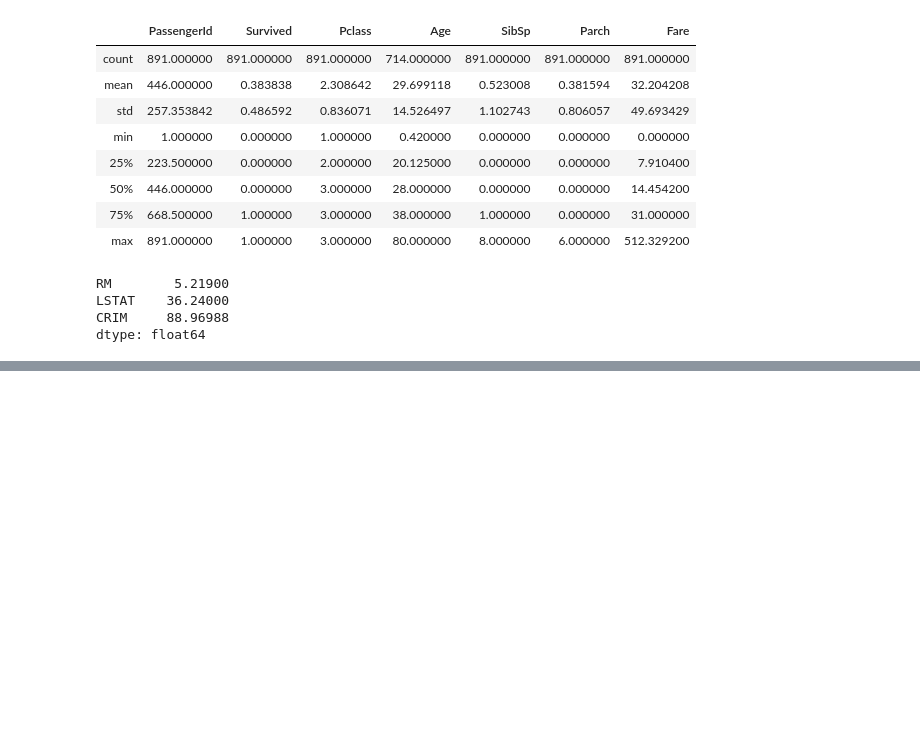
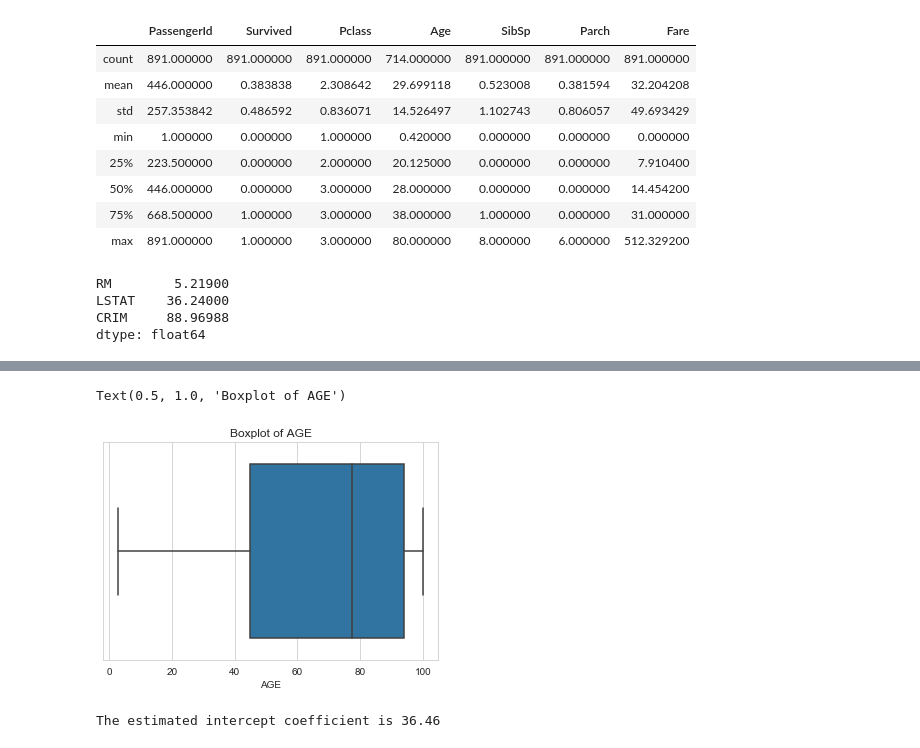
Before and after one commit to DATA602/Class, a Jupyter notebook: DATA602 Feature Engineering.ipynb, the cells around one changed output, grey strips where cells are left out. Cells and saved outputs as stored; diff of their text form; code cells hidden in the pictures; blank space fills up the shorter version.

```diff
--- a/DATA602 Feature Engineering.ipynb
+++ b/DATA602 Feature Engineering.ipynb
@@ -225,0 +303,31 @@ dtype: float64
+# %%
+# Reset data as pandas DataFrame
+boston_df = DataFrame(boston.data)
+
+# Label columns
+boston_df.columns = boston.feature_names
+# Set price column for target
+boston_df['Price'] = boston.target
+# %%
+sns.boxplot(boston_df['AGE'])
+plt.title('Boxplot of AGE')
+# %% [output]
+Text(0.5, 1.0, 'Boxplot of AGE')
+[figure, added]
+# %%
+# Import for Linear Regression
+import sklearn
+from sklearn.linear_model import LinearRegression
+# Create a LinearRegression Object
+lreg = LinearRegression()
+# Data Columns
+X_multi = boston_df.drop('Price',1)
+# Targets
+Y_target = boston_df.Price
+
+# Implement Linear Regression
+lreg.fit(X_multi,Y_target)
+
+print('The estimated intercept coefficient is %.2f ' %lreg.intercept_)
+# %% [output]
+The estimated intercept coefficient is 36.46
```
Also changed, not shown: parts of 19 cells of this notebook.
